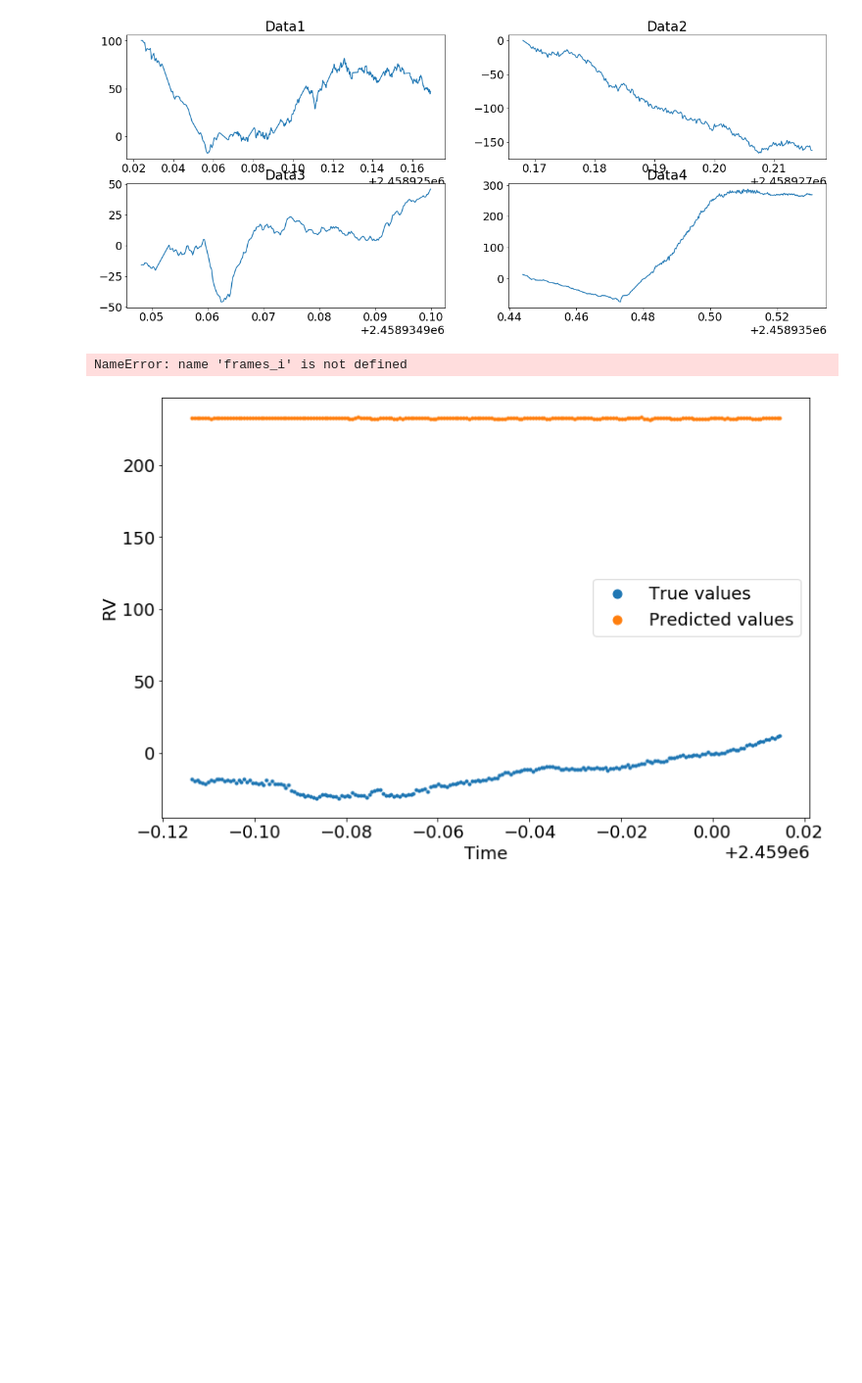
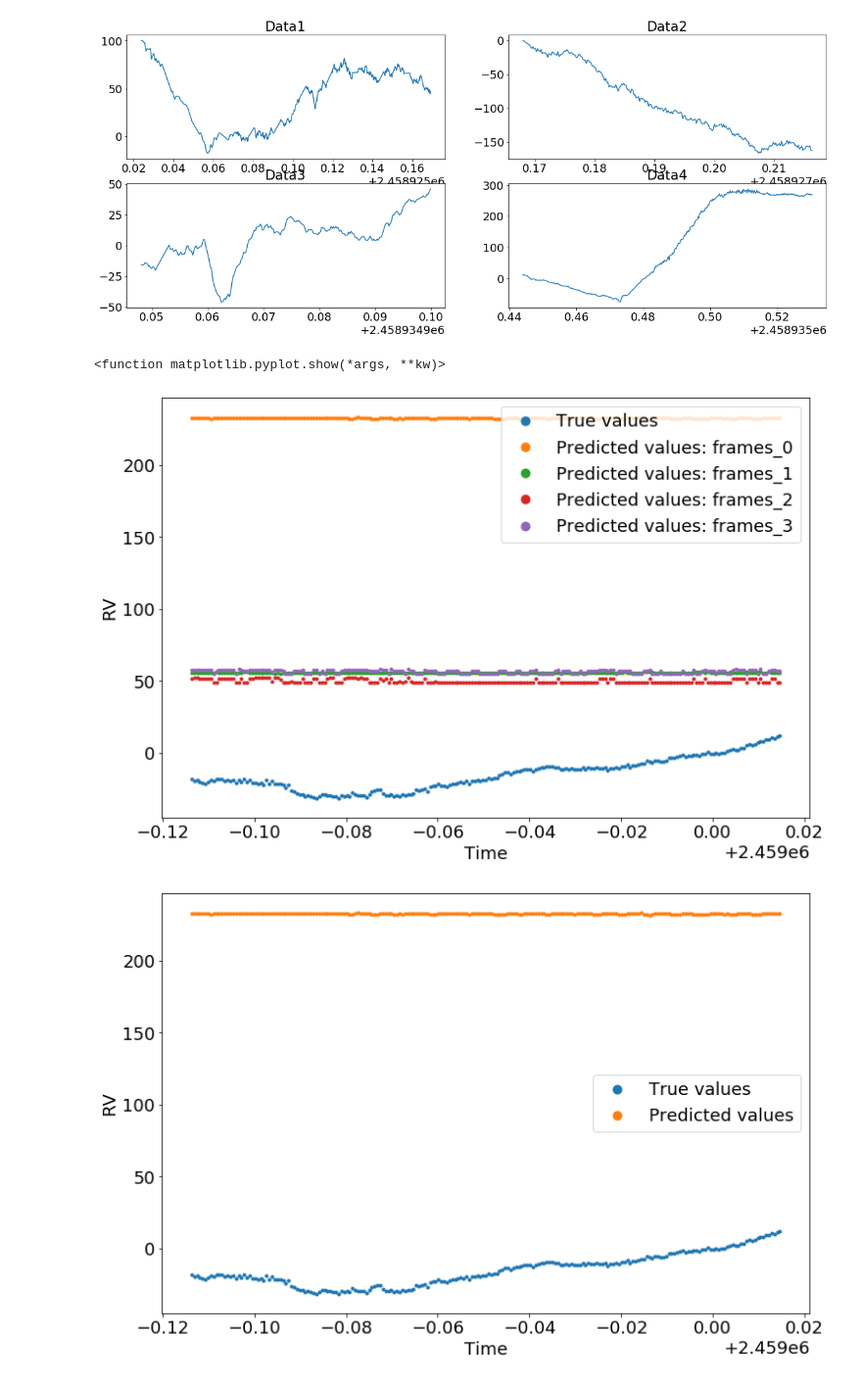
Before and after one commit to svejlgaard/finalproject, a Jupyter notebook: Regression.ipynb, the cells around one changed output. Shown at 98% size. Drawn from its saved outputs; the diff is of its cells as text; code cells hidden in the pictures; blank space fills up the shorter version.

```diff
--- a/Regression.ipynb
+++ b/Regression.ipynb
@@ -207,26 +207,38 @@ frames_1 = [df1, df2, df3]
 frames_2 = [df1, df2]
 frames_3 = [df1]
 
+frame_tot = [frames_0, frames_1,frames_2,frames_3]
 
 X = np.array(pd.concat(frames_1))[:,3:]
 y = np.array(pd.concat(frames_1))[:,1]
 # %%
-ypred_0 = []
-ypred_1 = []
-ypred_2 = []
-ypred_3 = []
+time =  newData[:,0]
+
+plt.figure(figsize=(12,8))
 
 for i in range(4):
-    frames = frames_i
+    frames = frame_tot[i]
     X = np.array(pd.concat(frames))[:,3:]
     y = np.array(pd.concat(frames))[:,1]
 
     model = xgb.XGBRegressor()
     model.fit(X, y);
     ypred = model.predict(X_test)
-    ypred_i.append(ypred)
+    #print(ypred)
+#     ypreds.append(ypred)
+
+
+    if i == 0:
+        plt.plot(time,y_test, '.', color='C0', linewidth = 2, label = 'True values')
+    plt.plot(time,ypred, '.', color=f'C{i+1}', linewidth = 2, label = f'Predicted values: frames_{i}')
+    plt.xlabel('Time')
+    plt.ylabel('RV')
+    plt.legend(markerscale=3);
+
+plt.show
 # %% [output]
-NameError: name 'frames_i' is not defined
+<function matplotlib.pyplot.show(*args, **kw)>
+[figure, added]
 # %%
 seed = 42
 
```
Also changed, not shown: parts of 4 cells of this notebook.
